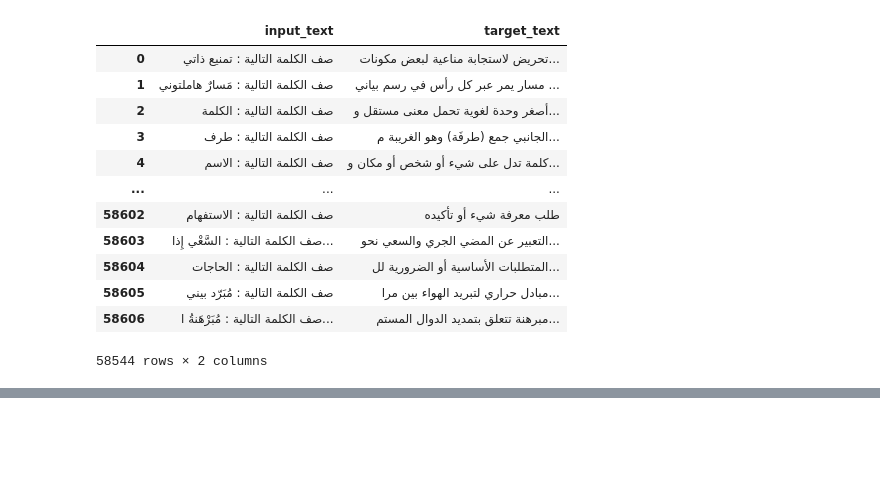
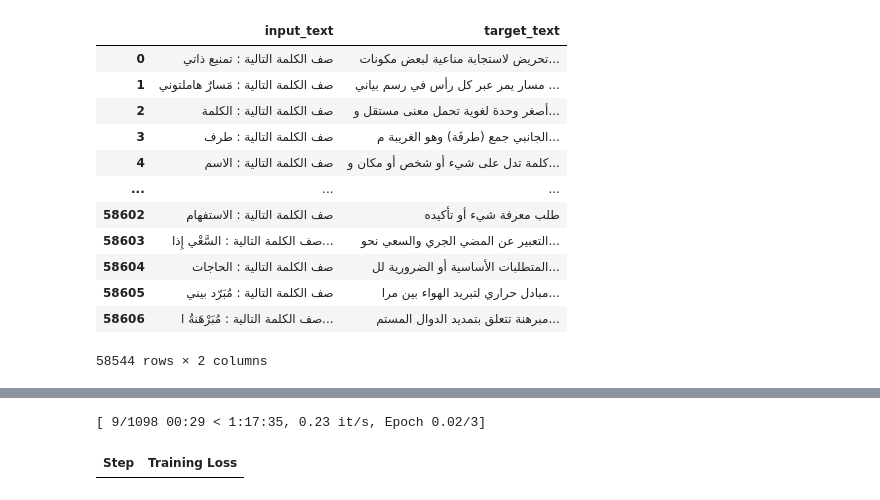
Before and after one commit to angiegh2002/learning_language_game, a Jupyter notebook: arabic_reverse_dict_t5.ipynb, the cells around one changed output, grey strips where cells are left out. Cells and saved outputs as stored; diff of their text form; code cells hidden in the pictures; blank space fills up the shorter version.

```diff
--- a/arabic_reverse_dict_t5.ipynb
+++ b/arabic_reverse_dict_t5.ipynb
@@ -212,0 +187,46 @@ import torch_xla.core.xla_model as xm
+# %%
+from transformers import Adafactor, TrainingArguments, Trainer, DataCollatorForSeq2Seq
+
+training_args = TrainingArguments(
+    output_dir="./arabict5-description-model",
+    do_train=True,
+    do_eval=True,
+    learning_rate=3e-5,
+    per_device_train_batch_size=8,
+    per_device_eval_batch_size=8,
+    gradient_accumulation_steps=16,
+    num_train_epochs=3,
+    weight_decay=0.01,
+    logging_dir="./logs",
+    logging_steps=100,
+    save_steps=1000,
+    eval_steps=1000,
+    save_total_limit=2,
+    fp16=True,
+    report_to="none",         # ← هذا يعطل W&B تمامًا
+    run_name="arabict5-run"   # ← لتفادي تحذير run_name
+)
+data_collator = DataCollatorForSeq2Seq(tokenizer, model=model)
+optimizer = Adafactor(
+    model.parameters(),
+    scale_parameter=True,
+    relative_step=False,  # ← مهم جدًا
+    warmup_init=False,
+    lr=3e-5               # ← لا تتركها None
+)
+
+
+trainer = Trainer(
+    model=model,
+    args=training_args,
+    train_dataset=tokenized_train,
+    eval_dataset=tokenized_val,
+    tokenizer=tokenizer,
+    data_collator=data_collator,
+    optimizers=(optimizer, None)  # Explicitly set scheduler to None
+)
+# %%
+trainer.train()
+# %% [output]
+[ 9/1098 00:29 < 1:17:35, 0.23 it/s, Epoch 0.02/3]
+| Step | Training Loss |
```
Also changed, not shown: parts of 13 cells of this notebook.
